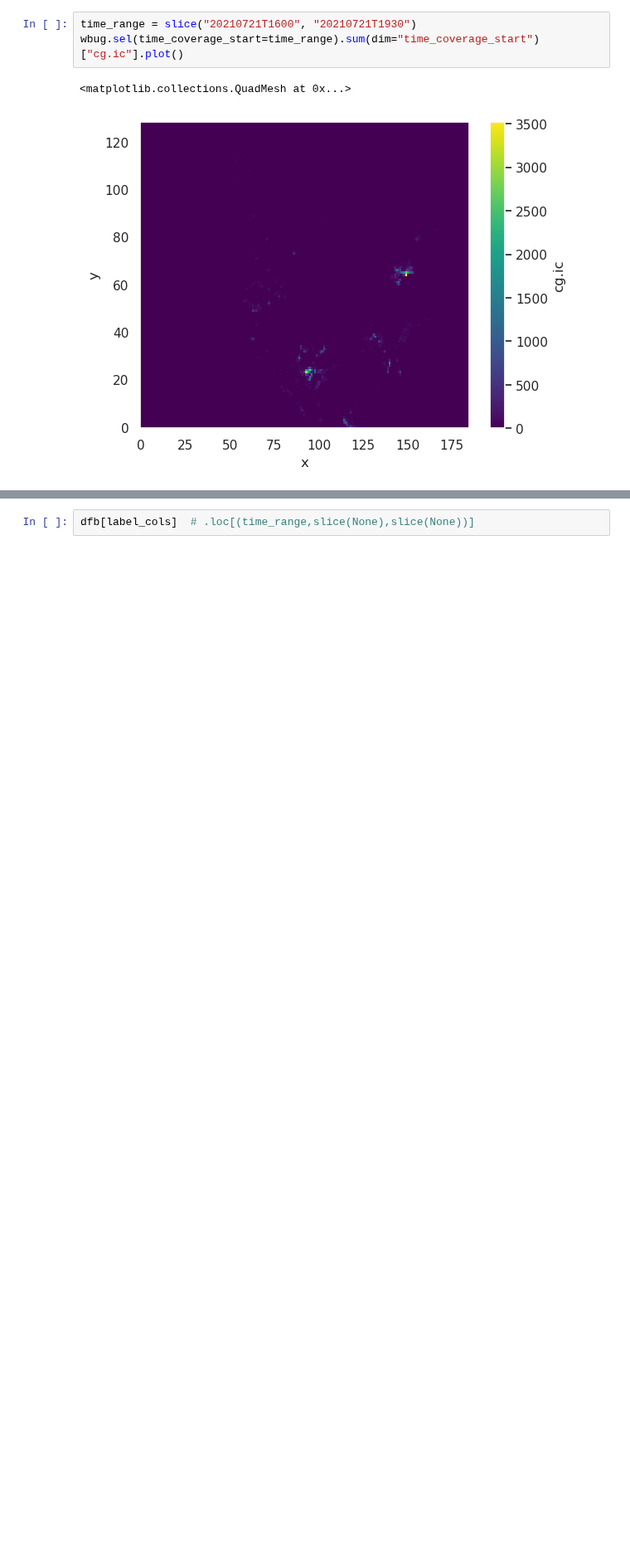
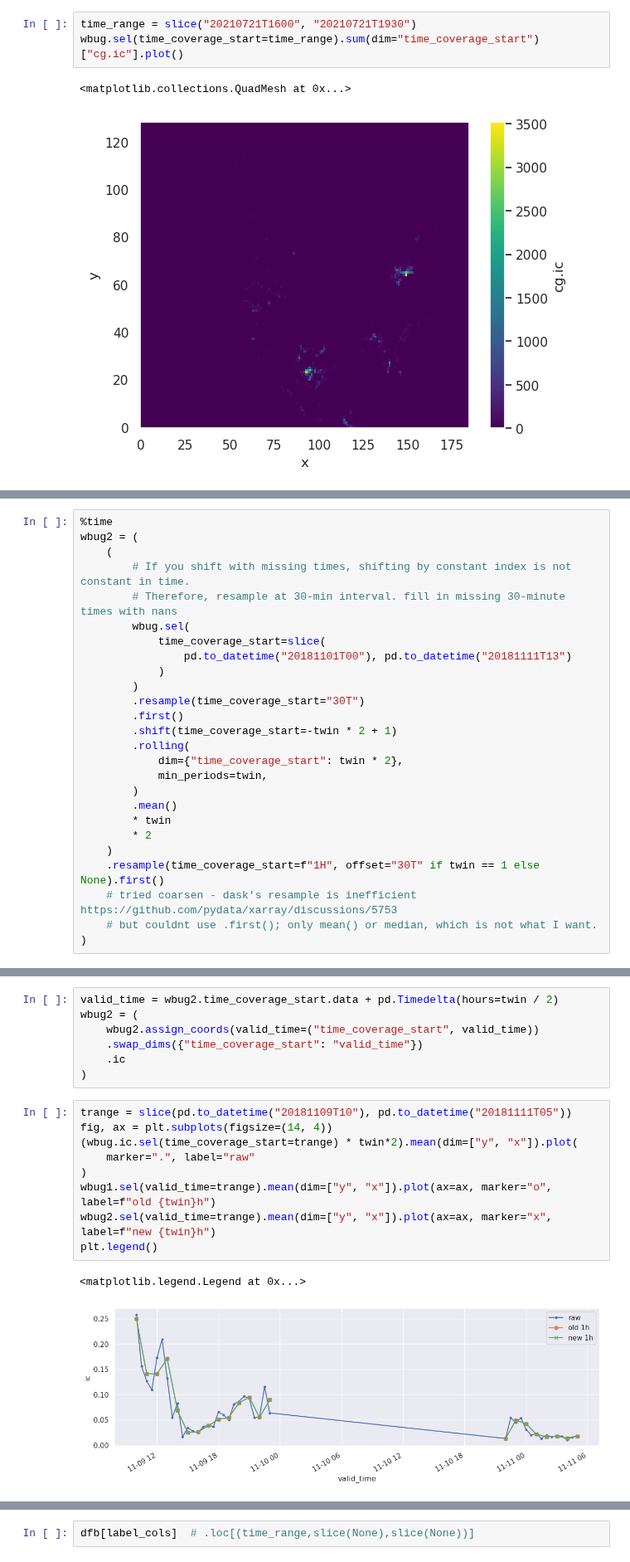
Before and after one commit to ahijevyc/machine-learning, a Jupyter notebook: notebooks/wbug_sum_time_window.ipynb, the cells around one changed output, grey strips where cells are left out. Shown at 83% size. Saved outputs shown, nothing was run; the diff lists cells and outputs as text; blank space fills up the shorter version.

Commit message:
new hyperparams
get twin=4 every hour, twin=2 every hour

```diff
--- a/notebooks/wbug_sum_time_window.ipynb
+++ b/notebooks/wbug_sum_time_window.ipynb
@@ -173,0 +151,26 @@ wbug.assign_coords({"valid_time": (("time_coverage_start"), valid_time)}).swap_d
+# %%
+%time
+wbug2 = (
+    (
+        # If you shift with missing times, shifting by constant index is not constant in time.
+        # Therefore, resample at 30-min interval. fill in missing 30-minute times with nans
+        wbug.sel(
+            time_coverage_start=slice(
+                pd.to_datetime("20181101T00"), pd.to_datetime("20181111T13")
+            )
+        )
+        .resample(time_coverage_start="30T")
+        .first()
+        .shift(time_coverage_start=-twin * 2 + 1)
+        .rolling(
+            dim={"time_coverage_start": twin * 2},
+            min_periods=twin,
+        )
+        .mean()
+        * twin
+        * 2
+    )
+    .resample(time_coverage_start=f"1H", offset="30T" if twin == 1 else None).first()
+    # tried coarsen - dask's resample is inefficient https://github.com/pydata/xarray/discussions/5753
+    # but couldnt use .first(); only mean() or median, which is not what I want.
+)
@@ -174 +180,20 @@ wbug.assign_coords({"valid_time": (("time_coverage_start"), valid_time)}).swap_d
+# %%
+valid_time = wbug2.time_coverage_start.data + pd.Timedelta(hours=twin / 2)
+wbug2 = (
+    wbug2.assign_coords(valid_time=("time_coverage_start", valid_time))
+    .swap_dims({"time_coverage_start": "valid_time"})
+    .ic
+)
+# %%
+trange = slice(pd.to_datetime("20181109T10"), pd.to_datetime("20181111T05"))
+fig, ax = plt.subplots(figsize=(14, 4))
+(wbug.ic.sel(time_coverage_start=trange) * twin*2).mean(dim=["y", "x"]).plot(
+    marker=".", label="raw"
+)
+wbug1.sel(valid_time=trange).mean(dim=["y", "x"]).plot(ax=ax, marker="o", label=f"old {twin}h")
+wbug2.sel(valid_time=trange).mean(dim=["y", "x"]).plot(ax=ax, marker="x", label=f"new {twin}h")
+plt.legend()
+# %% [output]
+<matplotlib.legend.Legend at 0x...>
+[figure, added]
 # %%
```
Also changed, not shown: parts of 13 cells of this notebook.
